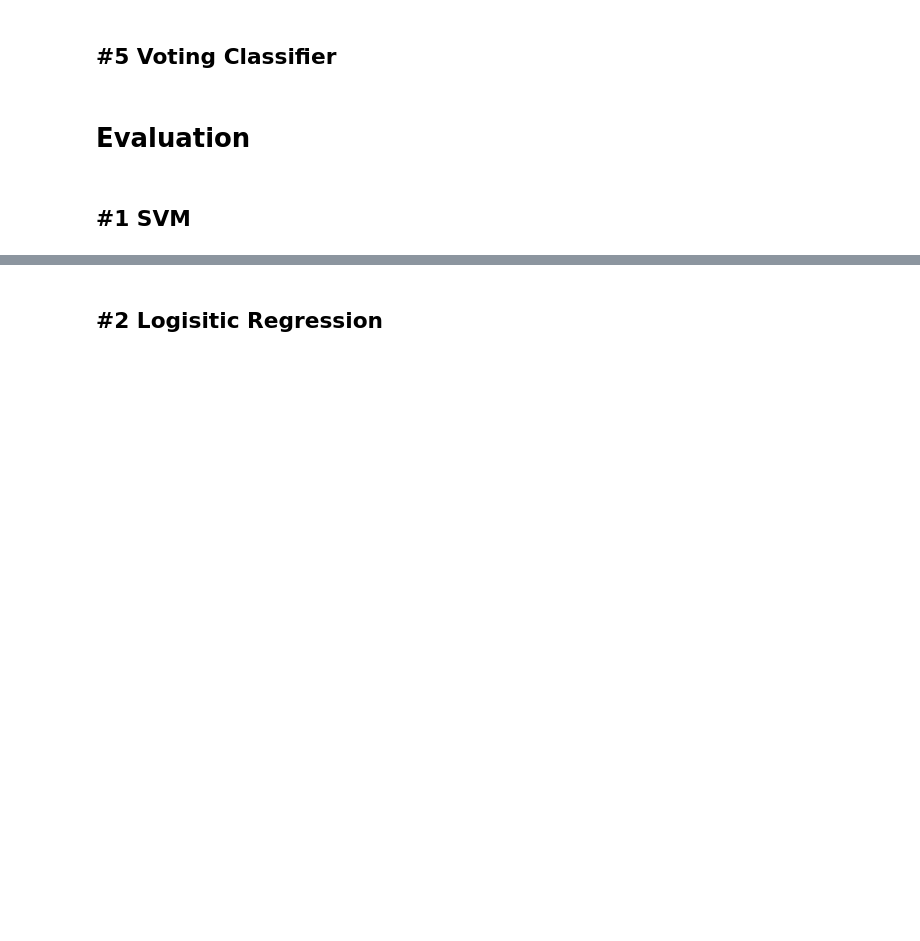
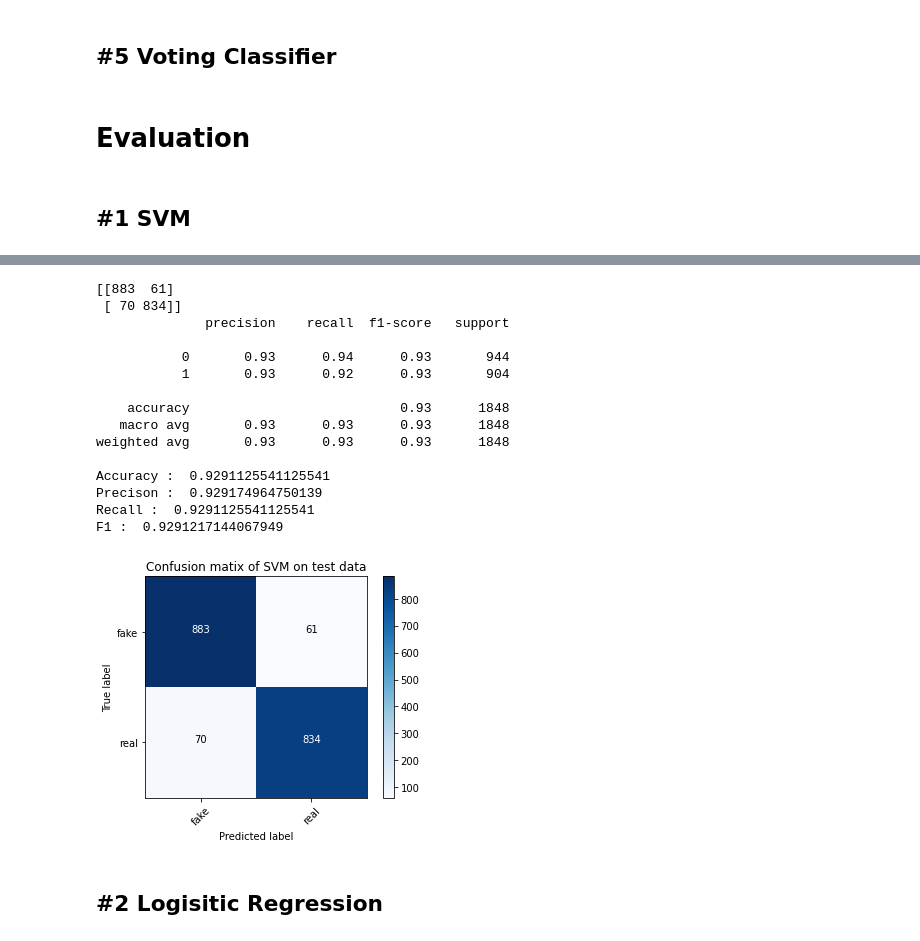
Before and after one commit to smkerr/COVID-fake-news-detection, a Jupyter notebook: model/fine-tuned-model-no-tweet2vec.ipynb, the cells around one changed output, grey strips where cells are left out. Saved outputs shown, nothing was run; the diff lists cells and outputs as text; code cells hidden in the pictures; blank space fills up the shorter version.

```diff
--- a/model/fine-tuned-model-no-tweet2vec.ipynb
+++ b/model/fine-tuned-model-no-tweet2vec.ipynb
@@ -98,7 +103,7 @@ def CleanText(string):
 # apply CleanText() function to all tweets
 X_train = X_train.map(lambda x: CleanText(x))
 X_val = X_val.map(lambda x: CleanText(x))
-#X_test = X_test.map(lambda x: CleanText(x))
+X_test = X_test.map(lambda x: CleanText(x))
 # %%
 # initialize label encoder
 label_encoder = preprocessing.LabelEncoder()
@@ -106,7 +111,7 @@ label_encoder = preprocessing.LabelEncoder()
 # encode 'fake' as 0 and 'real' as 1 to make target variables machine-readable
 y_train = label_encoder.fit_transform(y_train)
 y_val = label_encoder.fit_transform(y_val)
-#y_test = label_encoder.fit_transform(y_test)
+y_test = label_encoder.fit_transform(y_test)
 # %% [markdown]
 # Model Training
 # %% [markdown]
@@ -127,5 +132,8 @@ fit = svm_pipeline.fit(X_train,y_train)
 
 # make predictions
 svm_pred = svm_pipeline.predict(X_val)
+
+#make pred on test
+svm_pred_test = svm_pipeline.predict(X_test)
 # %%
 #save SVM model
@@ -339,3 +359,25 @@ F1 :  0.9373730956164372
+# %%
+# display results test data
+print_metrics(svm_pred_test, y_test)
+plot_confusion_matrix(confusion_matrix(y_test,svm_pred_test),target_names=['fake','real'], normalize = False, \
+                      title = 'Confusion matix of SVM on test data')
+# %% [output]
+[[883  61]
+ [ 70 834]]
+              precision    recall  f1-score   support
+
+           0       0.93      0.94      0.93       944
+           1       0.93      0.92      0.93       904
+
+    accuracy                           0.93      1848
+   macro avg       0.93      0.93      0.93      1848
+weighted avg       0.93      0.93      0.93      1848
+
+Accuracy :  0.9291125541125541
+Precison :  0.929174964750139
+Recall :  0.9291125541125541
+F1 :  0.9291217144067949
+[figure, added]
 # %% [markdown]
 ## #2 Logisitic Regression
 # %%
```
Also changed, not shown: parts of 21 cells of this notebook.
